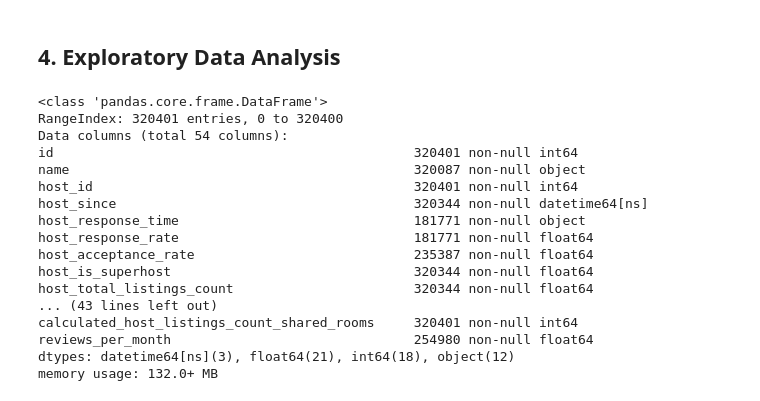
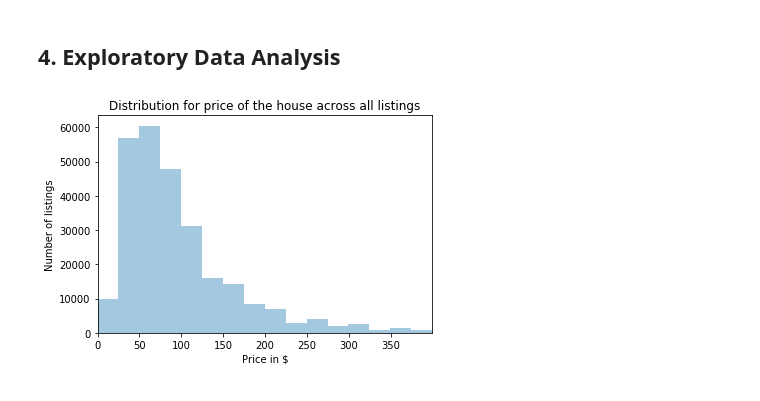
Before and after one commit to srinivasayer4/Airbnb-analysis-for-European-cities, a Jupyter notebook: Airbnb Analysis.ipynb, the cells around one changed output. Saved outputs shown, nothing was run; the diff lists cells and outputs as text; code cells hidden in the pictures.

Commit message:
added the EDA steps and some additional wrangling
added exploratory data analysis and some more cleaning was required.

```diff
--- a/Airbnb Analysis.ipynb
+++ b/Airbnb Analysis.ipynb
@@ -510,0 +537,4 @@ amenities_df.to_csv(os.path.join(path,'amenities_df.csv'), index= False)
+# %%
+# to prevent decimal places for year and month
+df.year =df.year.apply(lambda x: "%.0f"%x)
+df.month= df.month.apply(lambda x: "%.0f"%x)
@@ -511,22 +544,29 @@ amenities_df.to_csv(os.path.join(path,'amenities_df.csv'), index= False)
+# %%
+house= ['House', 'Townhouse','Villa','Cottage','Bungalow','Cabin', 'Vacation home','Hut','Nature lodge','Tiny house'   ]
+apartment= ['Apartment','Condominium','Serviced apartment',  ]
+hotel= ['Boutique hotel','Guesthouse','Guest suite','Hotel','Aparthotel' ]
+# %%
+def property_categorization(x):
+    if x in house:
+        return 'House'
+    if x in apartment:
+        return 'Apartment'
+    if x in hotel:
+        return 'Hotel'
+    else:
+        return 'Others'
+# %%
+df['property_category']= df.property_type.apply(lambda x: property_categorization(x))
 # %% [markdown]
 ## 4. Exploratory Data Analysis
-# %%
-df.info()
-# %% [output]
-<class 'pandas.core.frame.DataFrame'>
-RangeIndex: 320401 entries, 0 to 320400
-Data columns (total 54 columns):
-id                                              320401 non-null int64
-name                                            320087 non-null object
-host_id                                         320401 non-null int64
-host_since                                      320344 non-null datetime64[ns]
-host_response_time                              181771 non-null object
-host_response_rate                              181771 non-null float64
-host_acceptance_rate                            235387 non-null float64
-host_is_superhost                               320344 non-null float64
-host_total_listings_count                       320344 non-null float64
-... (43 lines left out)
-calculated_host_listings_count_shared_rooms     320401 non-null int64
-reviews_per_month                               254980 non-null float64
-dtypes: datetime64[ns](3), float64(21), int64(18), object(12)
-memory usage: 132.0+ MB
+# %%
+# Finding distribution for prices
+sns.distplot(df.price,bins=800,kde= False)
+plt.xlim(0,400)
+plt.xticks(np.arange(0,400,50))
+plt.xlabel('Price in $')
+plt.ylabel('Number of listings')
+plt.title('Distribution for price of the house across all listings')
+plt.show()
+# %% [output]
+[figure, added]
```
Also changed, not shown: parts of 36 cells of this notebook.
